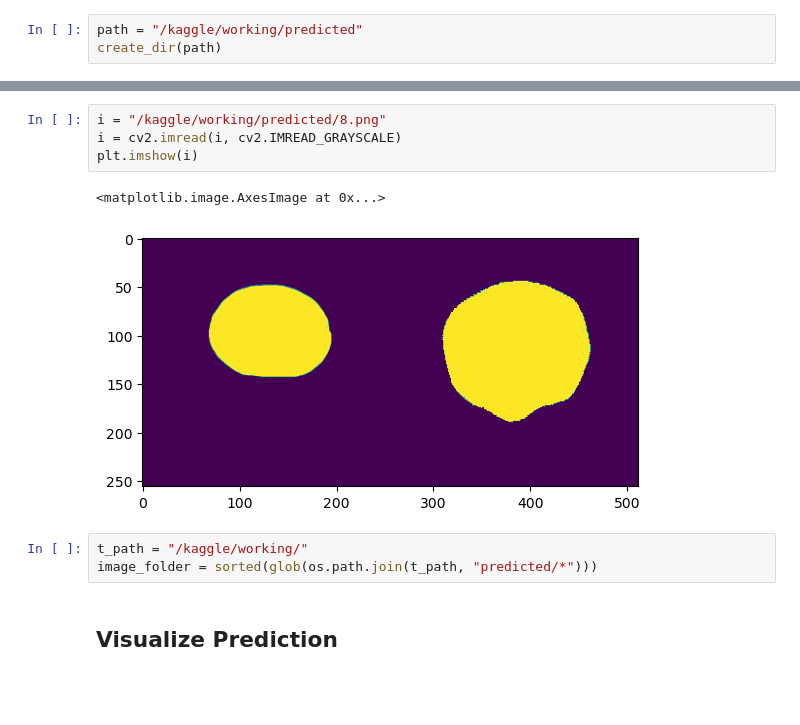
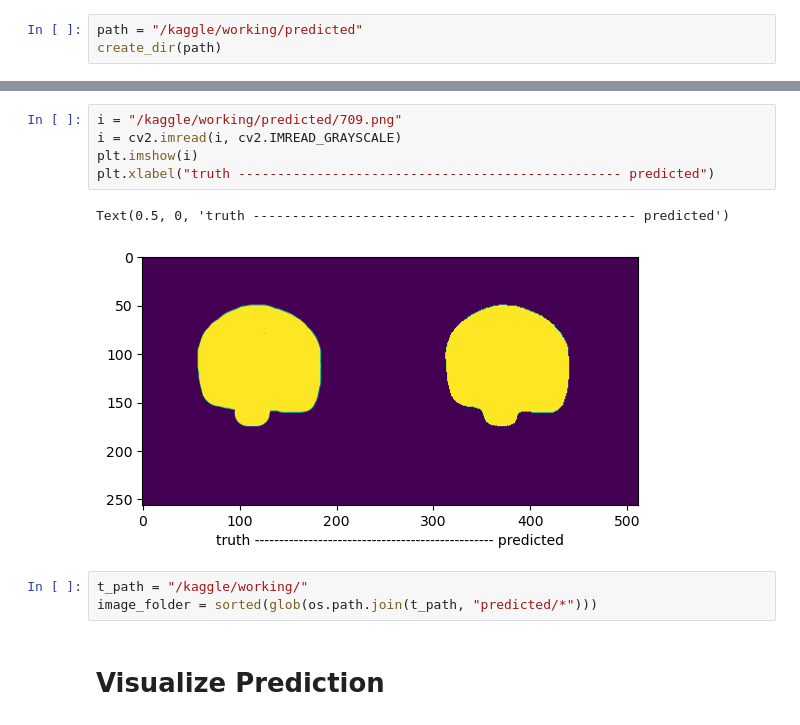
Before and after one commit to MorningStarTM/skull-stripping, a Jupyter notebook: skull-stripping-using-u-net.ipynb, the cells around one changed output, grey strips where cells are left out. Saved outputs shown, nothing was run; the diff lists cells and outputs as text; blank space fills up the shorter version.

Commit message:
Kaggle Notebook | skull-stripping using U-Net | Version 2

```diff
--- a/skull-stripping-using-u-net.ipynb
+++ b/skull-stripping-using-u-net.ipynb
@@ -311,15 +312,16 @@ for img, msk in tqdm(zip(test_image, test_masks), total=len(test_image)):
 # %%
-i = "/kaggle/working/predicted/8.png"
+i = "/kaggle/working/predicted/709.png"
 i = cv2.imread(i, cv2.IMREAD_GRAYSCALE)
 plt.imshow(i)
+plt.xlabel("truth ------------------------------------------------- predicted")
 # %% [output]
-<matplotlib.image.AxesImage at 0x...>
+Text(0.5, 0, 'truth ------------------------------------------------- predicted')
-[figure, old version]
+[figure, new version]
 # %%
 t_path = "/kaggle/working/"
 image_folder = sorted(glob(os.path.join(t_path, "predicted/*")))
 # %% [markdown]
-## Visualize Prediction
+# Visualize Prediction
 # %%
 rows = 2
 columns = 5
```
Also changed, not shown: parts of 11 cells of this notebook.
